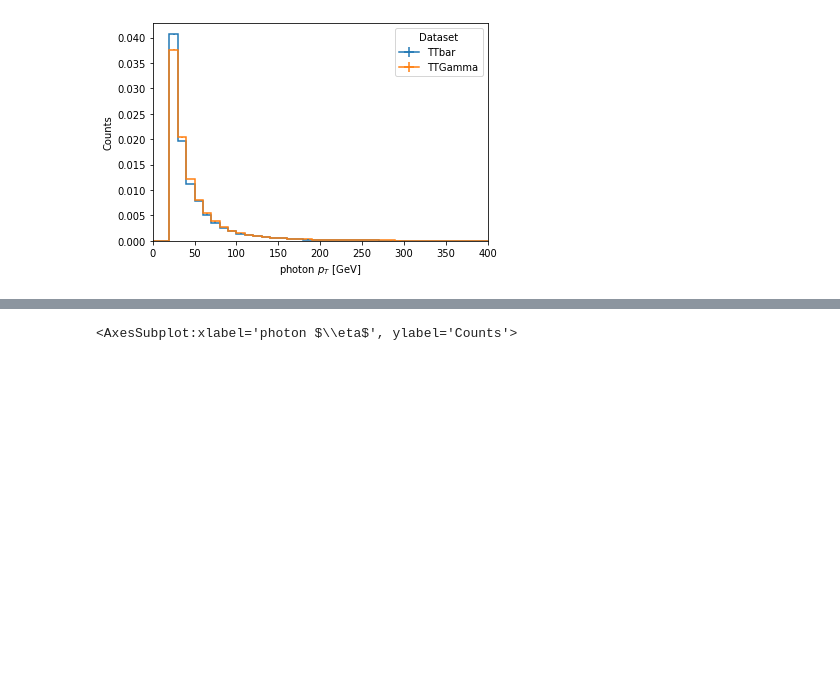
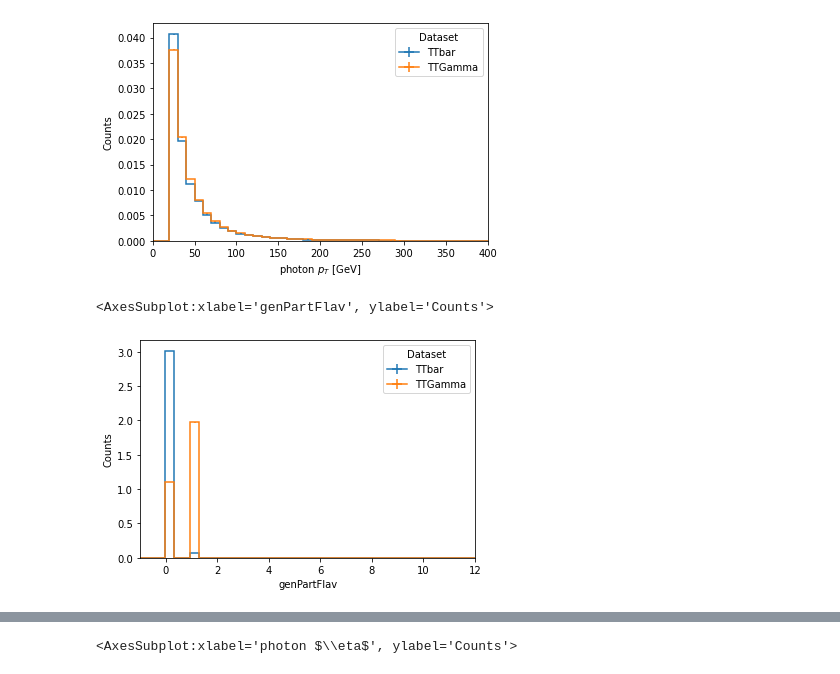
Before and after one commit to nbraukman/TTGTTBClassification, a Jupyter notebook: PhotonClassification.ipynb, the cells around one changed output, grey strips where cells are left out. Drawn from its saved outputs; the diff is of its cells as text; code cells hidden in the pictures; blank space fills up the shorter version.

```diff
--- a/PhotonClassification.ipynb
+++ b/PhotonClassification.ipynb
@@ -417,3 +420,9 @@ hist.plot1d(outputMC['photon_pt_hist'],overlay='dataset',order=['TTbar','TTGamma
 # %% [output]
 <AxesSubplot:xlabel='photon $p_{T}$ [GeV]', ylabel='Counts'>
 [figure]
+# %%
+# 1 = prompt photon, 11 = prompt electron, 0 = unknown or unmatched
+hist.plot1d(outputMC['photon_genPartFlav_hist'],overlay='dataset',order=['TTbar','TTGamma'],stack=False,density=True)
+# %% [output]
+<AxesSubplot:xlabel='genPartFlav', ylabel='Counts'>
+[figure, added]
```
Also changed, not shown: parts of 37 cells of this notebook.
